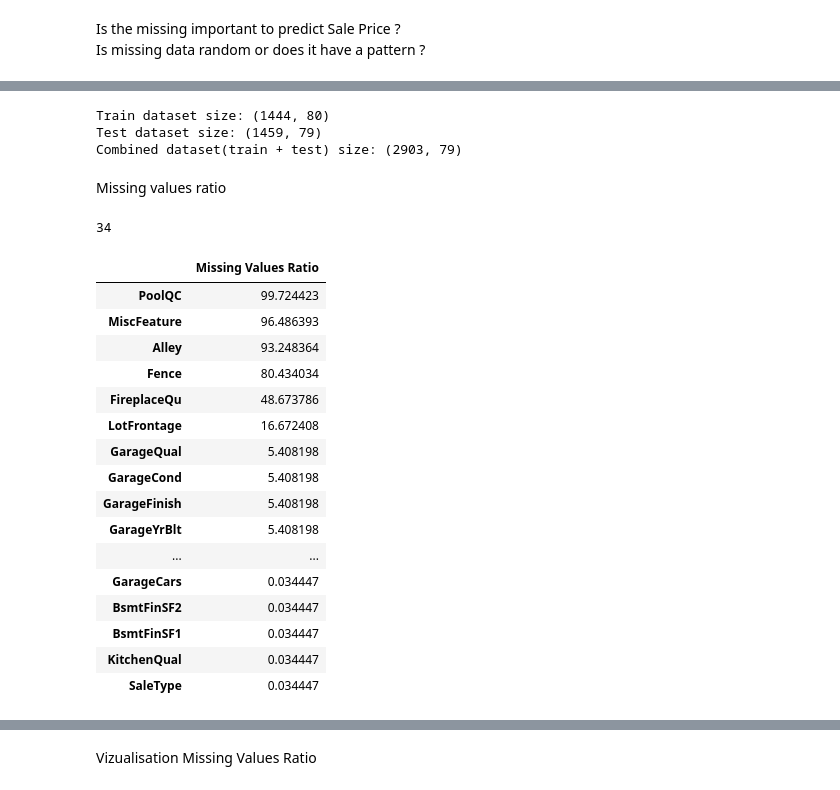
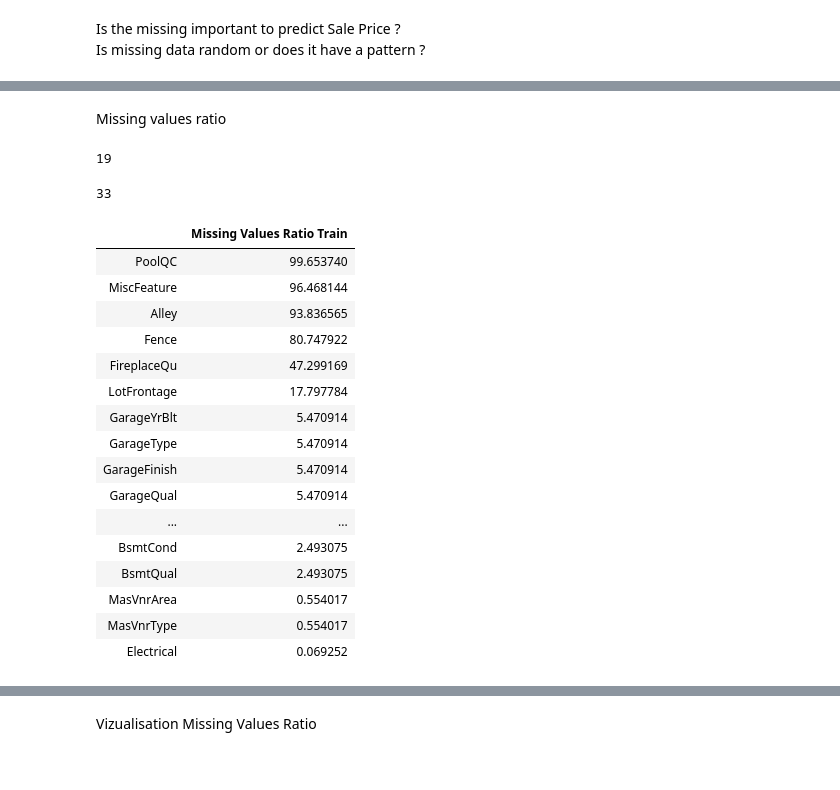
Before and after one commit to Simplon-IA-Bdx-1/house-prices-mehdi-bastien, a Jupyter notebook: HousePrices.ipynb, the cells around one changed output, grey strips where cells are left out. Cells and saved outputs as stored; diff of their text form; code cells hidden in the pictures.

```diff
--- a/HousePrices.ipynb
+++ b/HousePrices.ipynb
@@ -398,48 +400,39 @@ Let's combine train and test data into one dataset to do some cleaning
-# %%
-# Combining Datasets
-rows_train = train.shape[0]
-rows_test = test.shape[0]
-
-y_train = train.SalePrice.values
-y_train
-
-combined = pd.concat((train, test)).reset_index(drop = True)
-combined.drop(['SalePrice'], axis=1, inplace=True)
-combined.shape
-
-print(f"Train dataset size: {train.shape}")
-print(f"Test dataset size: {test.shape}")
-print(f"Combined dataset(train + test) size: {combined.shape}")
-# %% [output]
-Train dataset size: (1444, 80)
-Test dataset size: (1459, 79)
-Combined dataset(train + test) size: (2903, 79)
+# %%
+y_train = train.SalePrice.values
+X_train = train
+X_train.drop(['SalePrice'], axis=1, inplace=True)
 # %% [markdown]
 Missing values ratio
 # %%
-combined_na = (combined.isnull().sum() / len(combined)) * 100
-combined_na = combined_na.drop(combined_na[combined_na == 0].index).sort_values(ascending = False)
-len(combined_na)
+X_train_na = (X_train.isnull().sum() / len(X_train)) * 100
+X_train_na = X_train_na.drop(X_train_na[X_train_na == 0].index).sort_values(ascending = False)
+len(X_train_na)
 # %% [output]
-34
+19
+# %%
+test_na = (test.isnull().sum() / len(test)) * 100
+test_na = test_na.drop(test_na[test_na == 0].index).sort_values(ascending = False)
+len(test_na)
+# %% [output]
+33
 # %%
-missing_data = pd.DataFrame({'Missing Values Ratio' :combined_na})
-missing_data
+missing_data_train = pd.DataFrame({'Missing Values Ratio Train' :X_train_na})
+missing_data_train
 # %% [output]
-|  | Missing Values Ratio |
-| PoolQC | 99.724423 |
-| MiscFeature | 96.486393 |
-| Alley | 93.248364 |
-| Fence | 80.434034 |
-| FireplaceQu | 48.673786 |
-| LotFrontage | 16.672408 |
-| GarageQual | 5.408198 |
-| GarageCond | 5.408198 |
-| GarageFinish | 5.408198 |
-| GarageYrBlt | 5.408198 |
+|  | Missing Values Ratio Train |
+| PoolQC | 99.653740 |
+| MiscFeature | 96.468144 |
+| Alley | 93.836565 |
+| Fence | 80.747922 |
+| FireplaceQu | 47.299169 |
+| LotFrontage | 17.797784 |
+| GarageYrBlt | 5.470914 |
+| GarageType | 5.470914 |
+| GarageFinish | 5.470914 |
+| GarageQual | 5.470914 |
 | ... | ... |
-| GarageCars | 0.034447 |
-| BsmtFinSF2 | 0.034447 |
-| BsmtFinSF1 | 0.034447 |
-| KitchenQual | 0.034447 |
-| SaleType | 0.034447 |
+| BsmtCond | 2.493075 |
+| BsmtQual | 2.493075 |
+| MasVnrArea | 0.554017 |
+| MasVnrType | 0.554017 |
+| Electrical | 0.069252 |
```
Also changed, not shown: parts of 48 cells of this notebook.
